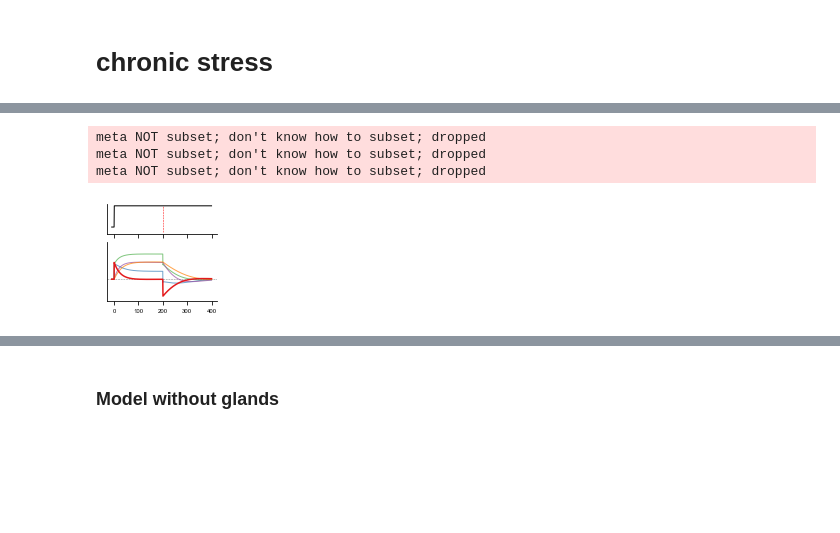
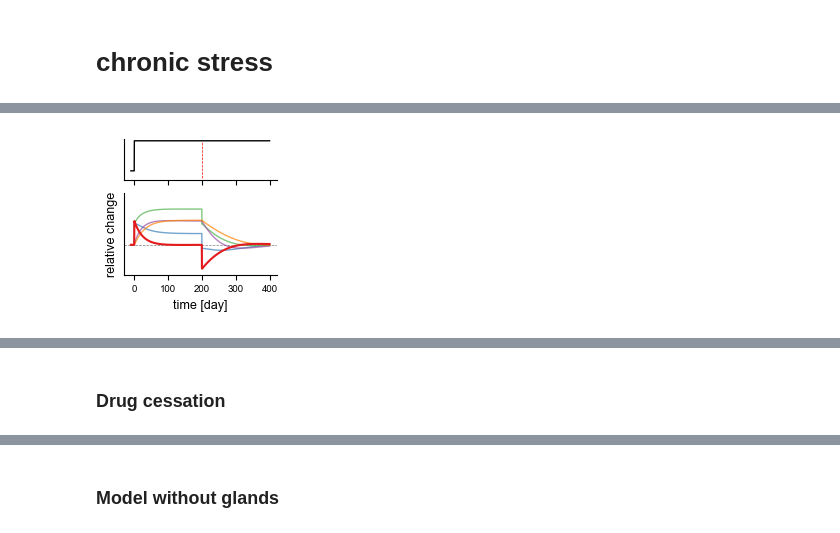
Before and after one commit to tomermilo/hpa-drugs, a Jupyter notebook: hpa drugs.ipynb, the cells around one changed output, grey strips where cells are left out. Cells and saved outputs as stored; diff of their text form; code cells hidden in the pictures; blank space fills up the shorter version.

```diff
--- a/hpa drugs.ipynb
+++ b/hpa drugs.ipynb
@@ -23,7 +24,7 @@ def new_fig(size, ncols=1, nrows=1, show_spines=True, sharex=False, sharey=False
     f, ax = plt.subplots(ncols=ncols, nrows=nrows, figsize=(np.array(size)*cm), sharex=sharex, sharey=sharey, gridspec_kw={'height_ratios': height_ratios})
     if not show_spines:
         if type(ax) == np.ndarray:
-            for a in ax:
+            for a in ax.flatten():
                 a.spines['right'].set_visible(False)
                 a.spines['top'].set_visible(False)
         else:
@@ -443,3 +459,37 @@ def plot_cortisol_dynamics(t, cortisol, cortisol_effect, shift=0, save=None, yli
         save_fig(save)
 # %% [markdown]
 # chronic stress
+# %%
+t = np.linspace(-10, 200, 1000)
+y0 = [1., 1., 1., 1., 1.]
+KAs = [4, 10**6]
+# us = 2**np.arange(-1, 20, 0.5)
+us = 2**np.linspace(0, 4, 20)
+KGR = 4
+
+cortisol_steady_state = np.zeros((len(KAs), len(us)))
+
+for i, KA in enumerate(KAs):
+    for j, u in enumerate(us):
+        chronic_stress, t_tmp, run_params = run_simulation(HPA_full, y0, t, pars_to_update={'ut': lambda t: 1 if t < 0 else u, 'KGR': KGR, 'KA': KA})
+        cortisol_steady_state[i, j] = chronic_stress[-1, 2]
+
+for i, KA in enumerate(KAs):
+    plt.plot(us, cortisol_steady_state[i, :], label='$C_A=$' + f'{KA}')
+
+plt.xlabel('chronic stress (u)')
+plt.axhline(4, color='black', lw=1, ls='--', label='$K_{GR}=$' + f'{KGR}')
+plt.axhline(1, color='black', lw=1, ls='--', alpha=0.2)
+plt.axvline(1, color='black', lw=1, ls='--', alpha=0.2)
+plt.xscale('log', base=2)
+plt.yscale('log', base=2)
+plt.ylabel('cortisol')
+plt.legend()
+plt.show()
+
+# calculate the u for the steady state cortisol to be 2
+tmp_us = np.zeros(len(KAs))
+for i, KA in enumerate(KAs):
+    tmp_us[i] = np.interp(2, cortisol_steady_state[i, :], us)
+
+tmp_us
@@ -542,31 +589,27 @@ for i, (treatment_name, treatment) in enumerate(treatments):
 # %%
 # plot HPA dynamics for Figure 2 - chronic stress under working drugs
 max_lim_y, min_lim_y = np.max(HPA_dynamics), np.min(HPA_dynamics)
 for i, (treatment_name, treatment) in enumerate(treatments):
     f, axs = new_fig([5, 4.5], ncols=1, nrows=2, height_ratios=[1, 2], show_spines=False, sharex=True)
 
     axs[0].plot([Tt, Tt], [0, u_mag], color='red', lw=0.5, ls='--')
     axs[0].plot(t, np.vectorize(ut)(t), color='black', lw=1)
     # despine right and top
     axs[0].spines['right'].set_visible(False)
     axs[0].spines['top'].set_visible(False)
-    # plt.xlabel('time [day]', size=10)
     # axs[0].set_ylabel('chronic\nstress', size=10)
     axs[0].set_yticks([])
     axs[0].tick_params(axis='x', labelsize=6)
 
     plot_dynamics(
         t,
         HPA_dynamics[i].T,
         # save=f'../figures/chronic stress/HPA_dynamics_{treatment_name}',
         ylim=[0.8*min_lim_y, 10/9*max_lim_y],
         log=True,
         show_y_ticks=False,
         ax=axs[1],
-        highlight_crh=True,
+        highlight_hormone=0,
     )
 # %% [output]
-meta NOT subset; don't know how to subset; dropped
-meta NOT subset; don't know how to subset; dropped
-meta NOT subset; don't know how to subset; dropped
-[figure, old version]
+[figure, new version]
@@ -574,0 +618,2 @@ meta NOT subset; don't know how to subset; dropped
+# %% [markdown]
+### Drug cessation
```
Also changed, not shown: parts of 42 cells of this notebook, 1 other file.
